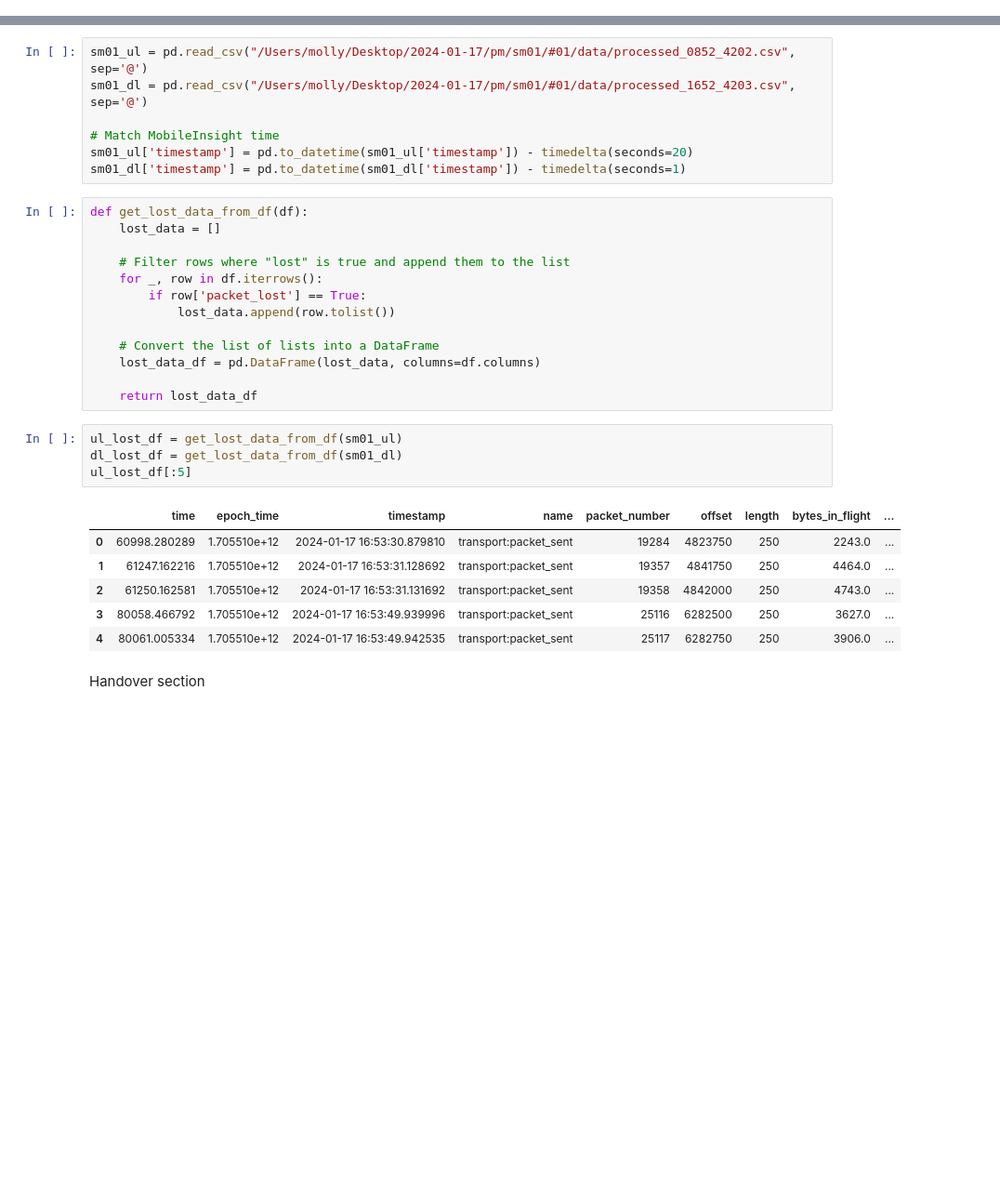
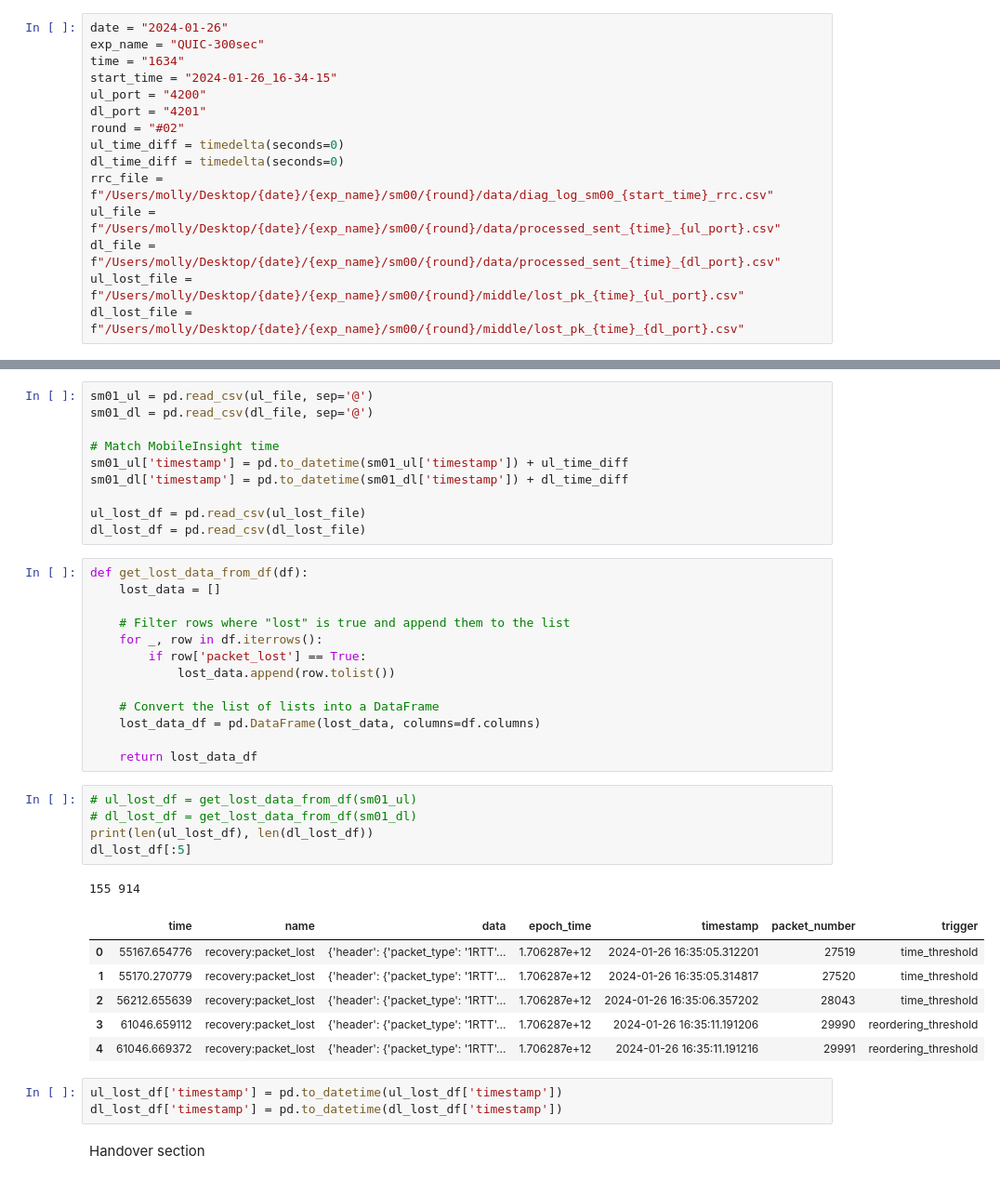
Before and after one commit to mollyy0514/GO_QUIC_socket, a Jupyter notebook: data/HO_pk_analysis.ipynb, the cells around one changed output, grey strips where cells are left out. Shown at 93% size. Drawn from its saved outputs; the diff is of its cells as text; blank space fills up the shorter version.

```diff
--- a/data/HO_pk_analysis.ipynb
+++ b/data/HO_pk_analysis.ipynb
@@ -16,4 +16,19 @@ from datetime import timedelta
 from matplotlib.patches import Rectangle
+# %%
+date = "2024-01-26"
+exp_name = "QUIC-300sec"
+time = "1634"
+start_time = "2024-01-26_16-34-15"
+ul_port = "4200"
+dl_port = "4201"
+round = "#02"
+ul_time_diff = timedelta(seconds=0)
+dl_time_diff = timedelta(seconds=0)
+rrc_file = f"/Users/molly/Desktop/{date}/{exp_name}/sm00/{round}/data/diag_log_sm00_{start_time}_rrc.csv"
+ul_file = f"/Users/molly/Desktop/{date}/{exp_name}/sm00/{round}/data/processed_sent_{time}_{ul_port}.csv"
+dl_file = f"/Users/molly/Desktop/{date}/{exp_name}/sm00/{round}/data/processed_sent_{time}_{dl_port}.csv"
+ul_lost_file = f"/Users/molly/Desktop/{date}/{exp_name}/sm00/{round}/middle/lost_pk_{time}_{ul_port}.csv"
+dl_lost_file = f"/Users/molly/Desktop/{date}/{exp_name}/sm00/{round}/middle/lost_pk_{time}_{dl_port}.csv"
 # %% [markdown]
 ## Handover
 # %% [markdown]
@@ -784,12 +806,15 @@ ordered_HOs1 = print_trans(HOs, mappings=mappings)
 # %% [markdown]
 ## Packet Loss
 # %%
-sm01_ul = pd.read_csv("/Users/molly/Desktop/2024-01-17/pm/sm01/#01/data/processed_0852_4202.csv", sep='@')
-sm01_dl = pd.read_csv("/Users/molly/Desktop/2024-01-17/pm/sm01/#01/data/processed_1652_4203.csv", sep='@')
+sm01_ul = pd.read_csv(ul_file, sep='@')
+sm01_dl = pd.read_csv(dl_file, sep='@')
 
 # Match MobileInsight time
-sm01_ul['timestamp'] = pd.to_datetime(sm01_ul['timestamp']) - timedelta(seconds=20)
-sm01_dl['timestamp'] = pd.to_datetime(sm01_dl['timestamp']) - timedelta(seconds=1)
+sm01_ul['timestamp'] = pd.to_datetime(sm01_ul['timestamp']) + ul_time_diff
+sm01_dl['timestamp'] = pd.to_datetime(sm01_dl['timestamp']) + dl_time_diff
+
+ul_lost_df = pd.read_csv(ul_lost_file)
+dl_lost_df = pd.read_csv(dl_lost_file)
 # %%
 def get_lost_data_from_df(df):
     lost_data = []
@@ -804,16 +829,21 @@ def get_lost_data_from_df(df):
 
     return lost_data_df
 # %%
-ul_lost_df = get_lost_data_from_df(sm01_ul)
-dl_lost_df = get_lost_data_from_df(sm01_dl)
-ul_lost_df[:5]
+# ul_lost_df = get_lost_data_from_df(sm01_ul)
+# dl_lost_df = get_lost_data_from_df(sm01_dl)
+print(len(ul_lost_df), len(dl_lost_df))
+dl_lost_df[:5]
 # %% [output]
+155 914
-|  | time | epoch_time | timestamp | name | packet_number | offset | length | bytes_in_flight | ... |
-| 0 | 60998.280289 | 1.705510e+12 | 2024-01-17 16:53:30.879810 | transport:packet_sent | 19284 | 4823750 | 250 | 2243.0 | ... |
-| 1 | 61247.162216 | 1.705510e+12 | 2024-01-17 16:53:31.128692 | transport:packet_sent | 19357 | 4841750 | 250 | 4464.0 | ... |
-| 2 | 61250.162581 | 1.705510e+12 | 2024-01-17 16:53:31.131692 | transport:packet_sent | 19358 | 4842000 | 250 | 4743.0 | ... |
-| 3 | 80058.466792 | 1.705510e+12 | 2024-01-17 16:53:49.939996 | transport:packet_sent | 25116 | 6282500 | 250 | 3627.0 | ... |
-| 4 | 80061.005334 | 1.705510e+12 | 2024-01-17 16:53:49.942535 | transport:packet_sent | 25117 | 6282750 | 250 | 3906.0 | ... |
+|  | time | name | data | epoch_time | timestamp | packet_number | trigger |
+| 0 | 55167.654776 | recovery:packet_lost | {'header': {'packet_type': '1RTT'... | 1.706287e+12 | 2024-01-26 16:35:05.312201 | 27519 | time_threshold |
+| 1 | 55170.270779 | recovery:packet_lost | {'header': {'packet_type': '1RTT'... | 1.706287e+12 | 2024-01-26 16:35:05.314817 | 27520 | time_threshold |
+| 2 | 56212.655639 | recovery:packet_lost | {'header': {'packet_type': '1RTT'... | 1.706287e+12 | 2024-01-26 16:35:06.357202 | 28043 | time_threshold |
+| 3 | 61046.659112 | recovery:packet_lost | {'header': {'packet_type': '1RTT'... | 1.706287e+12 | 2024-01-26 16:35:11.191206 | 29990 | reordering_threshold |
+| 4 | 61046.669372 | recovery:packet_lost | {'header': {'packet_type': '1RTT'... | 1.706287e+12 | 2024-01-26 16:35:11.191216 | 29991 | reordering_threshold |
+# %%
+ul_lost_df['timestamp'] = pd.to_datetime(ul_lost_df['timestamp'])
+dl_lost_df['timestamp'] = pd.to_datetime(dl_lost_df['timestamp'])
 # %% [markdown]
 Handover section
 # %%
```
Also changed, not shown: parts of 20 cells of this notebook, 4 other files.
